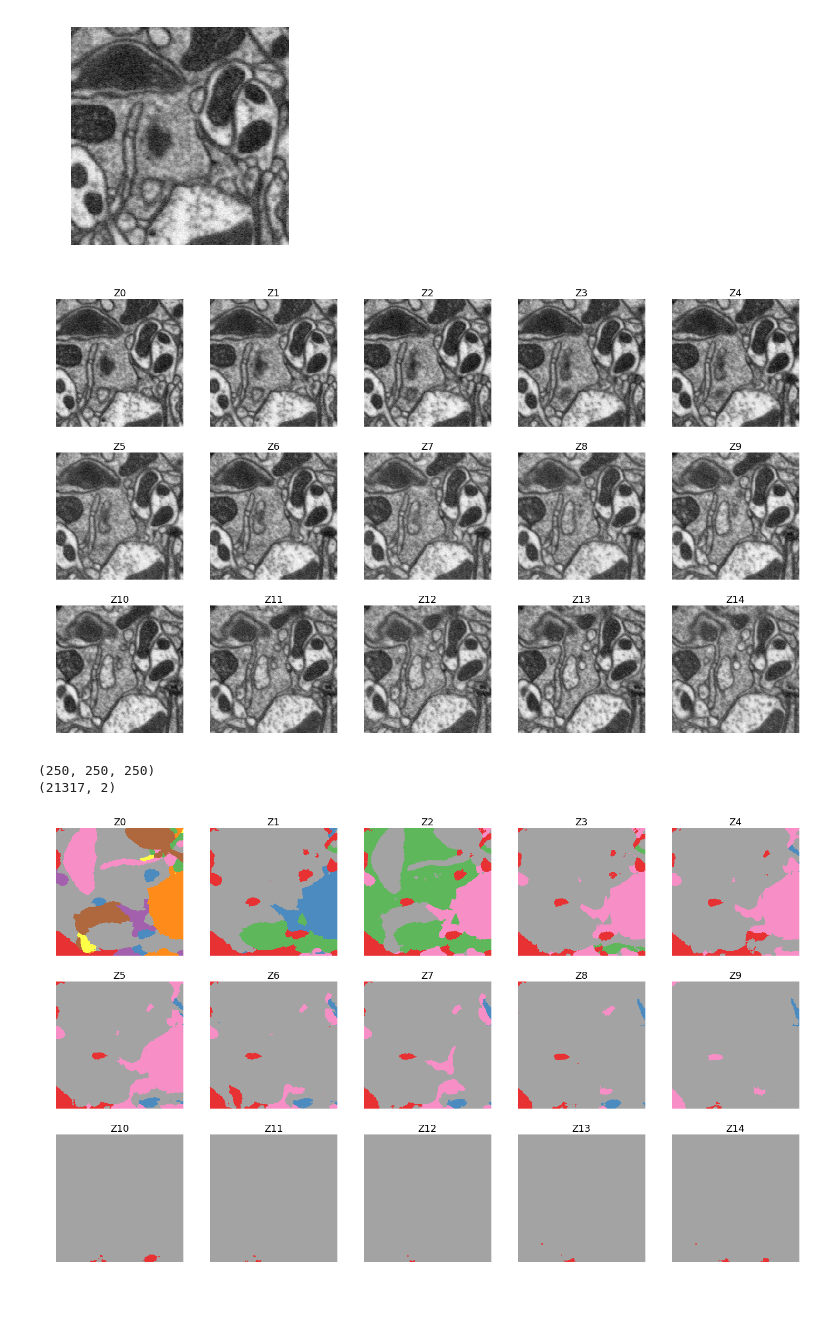
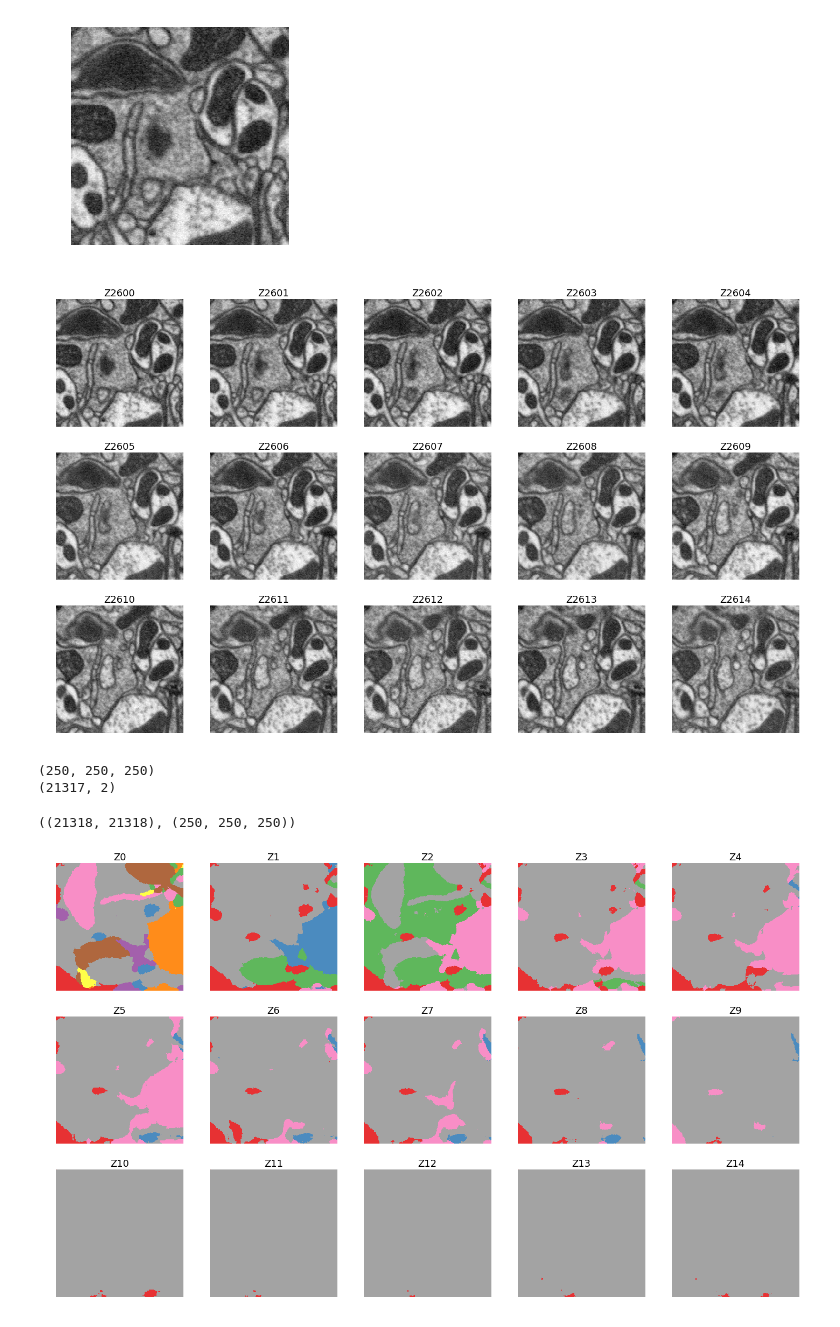
Before and after one commit to haeinkim/fira-capstone-project, a Jupyter notebook: EDA.ipynb, the cells around one changed output. Drawn from its saved outputs; the diff is of its cells as text; code cells hidden in the pictures.

```diff
--- a/EDA.ipynb
+++ b/EDA.ipynb
@@ -34,17 +35,17 @@ for i, fname in enumerate(fnames):
 # %%
 # Plotting several images from the array
 plt.figure(figsize=(20, 12))
 
 for i in range(15):
     plt.subplot(3, 5, i+1)
     plt.imshow(dst[:, :, i], cmap='gray')
     plt.axis('off')
-    plt.title('Z{}'.format(i), fontsize=18)
+    plt.title('Z{}'.format(2600+i), fontsize=18)
 
 plt.tight_layout()
 plt.show()
 # %% [output]
-[figure, old version]
+[figure, new version]
 # %%
 h5 = h5py.File('./datasets/groundtruth.h5', 'r')
 print(h5['stack'].shape)
@@ -60,3 +59,8 @@ uniq = np.unique(gt)
+# %%
+affine = from_matvec(np.diag(transforms[:,0]), transforms[:,1])
+affine.shape, gt.shape
+# %% [output]
+((21318, 21318), (250, 250, 250))
 # %%
 # Plotting several images from the array
 plt.figure(figsize=(20, 12))
```
Also changed, not shown: parts of 2 cells of this notebook, 5 other files.
